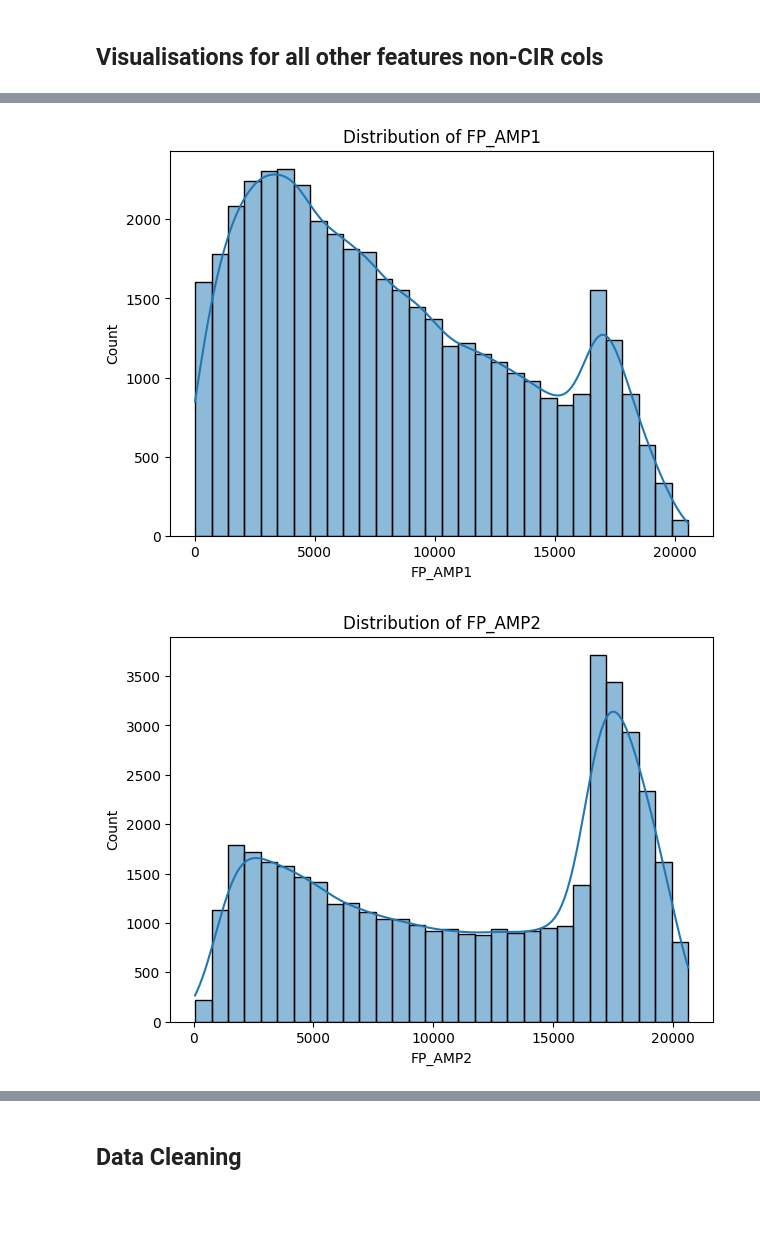
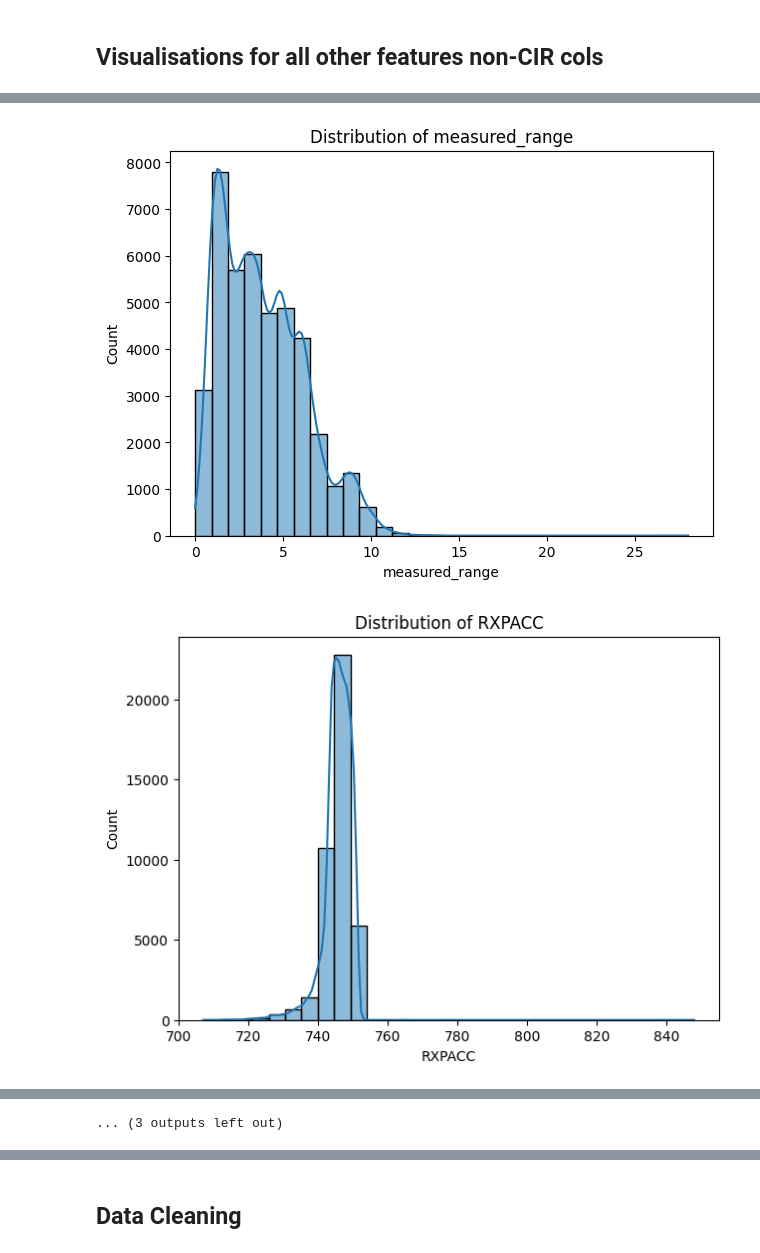
Before and after one commit to JeungHongTay/DA-LOS-WirelessSignalPrediction, a Jupyter notebook: code/exploration-and-preprocessing.ipynb, the cells around one changed output, grey strips where cells are left out. Saved outputs shown, nothing was run; the diff lists cells and outputs as text; code cells hidden in the pictures; blank space fills up the shorter version.

```diff
--- a/code/exploration-and-preprocessing.ipynb
+++ b/code/exploration-and-preprocessing.ipynb
@@ -190,7 +212,7 @@ for feature in main_features:
 import seaborn as sns
 import matplotlib.pyplot as plt
 
-for feature in other_features:
+for feature in main_features:
     plt.figure(figsize=(7,5))
     sns.histplot(df[feature], kde=True, bins=30)
     plt.title(f"Distribution of {feature}")
@@ -200,2 +222,2 @@ for feature in other_features:
-[figure, old version]
+[figure, new version]
-[figure, old version]
+[figure, new version]
@@ -205,0 +233 @@ for feature in other_features:
+... (3 outputs left out)
```
Also changed, not shown: parts of 24 cells of this notebook.
